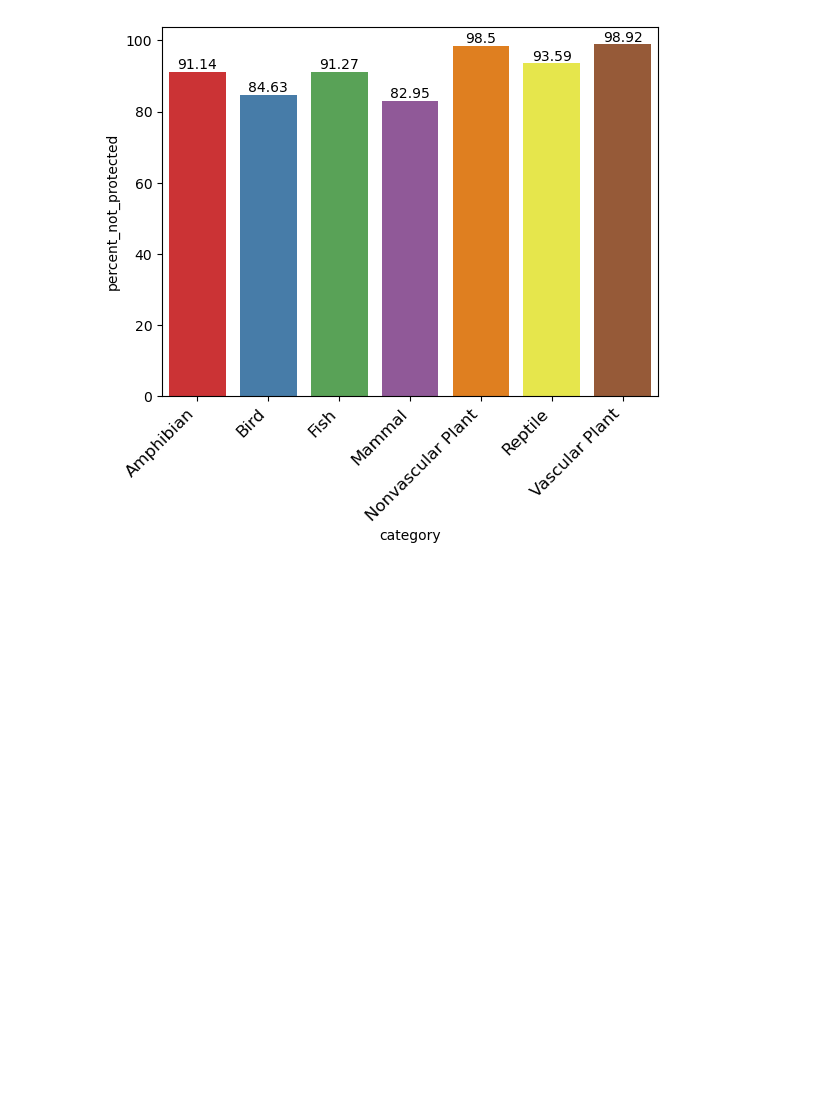
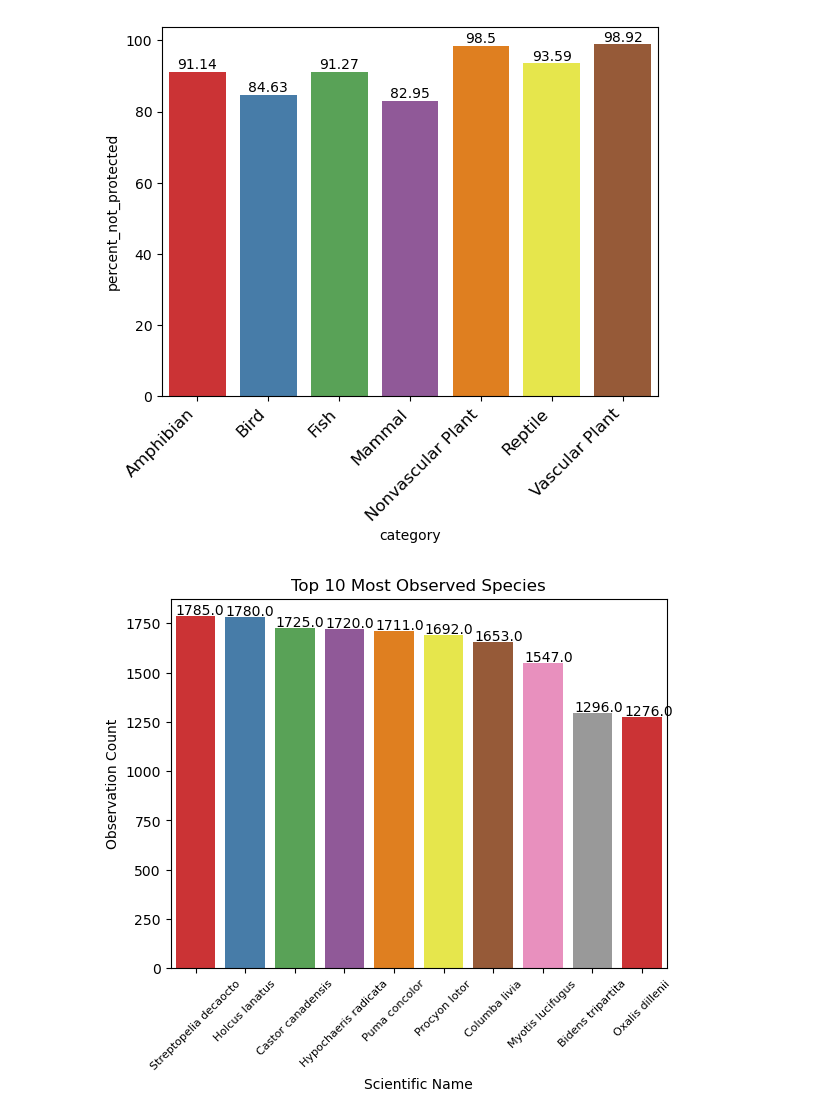
Before and after one commit to unclethien/National_Parks_Service_Project, a Jupyter notebook: biodiversity.ipynb, the cells around one changed output. Cells and saved outputs as stored; diff of their text form; code cells hidden in the pictures; blank space fills up the shorter version.

```diff
--- a/biodiversity.ipynb
+++ b/biodiversity.ipynb
@@ -280,3 +298,17 @@ for i in ax.containers:
     ax.bar_label(i,)
 # %% [output]
 [figure]
+# %%
+# species have highest observed count
+species_count = observations.groupby('scientific_name').observations.sum().reset_index()
+species_co = species_count.sort_values(by='observations', ascending=False).head(10)
+ax = sns.barplot(data=species_co, x='scientific_name', y='observations', palette="Set1")
+plt.xticks(rotation=45, fontsize = 8)
+plt.xlabel('Scientific Name')
+plt.ylabel('Observation Count')
+plt.title('Top 10 Most Observed Species')
+for p in ax.patches:
+    ax.annotate(str(p.get_height()), (p.get_x() * 1.005, p.get_height() * 1.005))
+plt.show()
+# %% [output]
+[figure, added]
```
Also changed, not shown: parts of 4 cells of this notebook.
